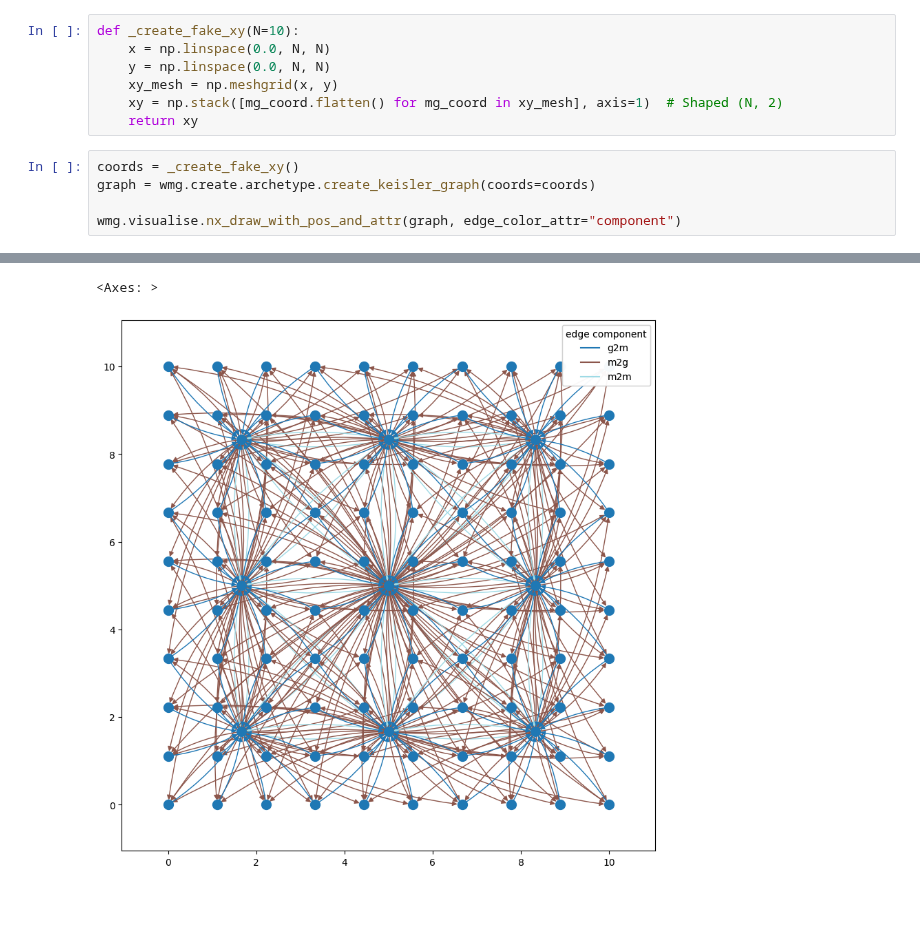
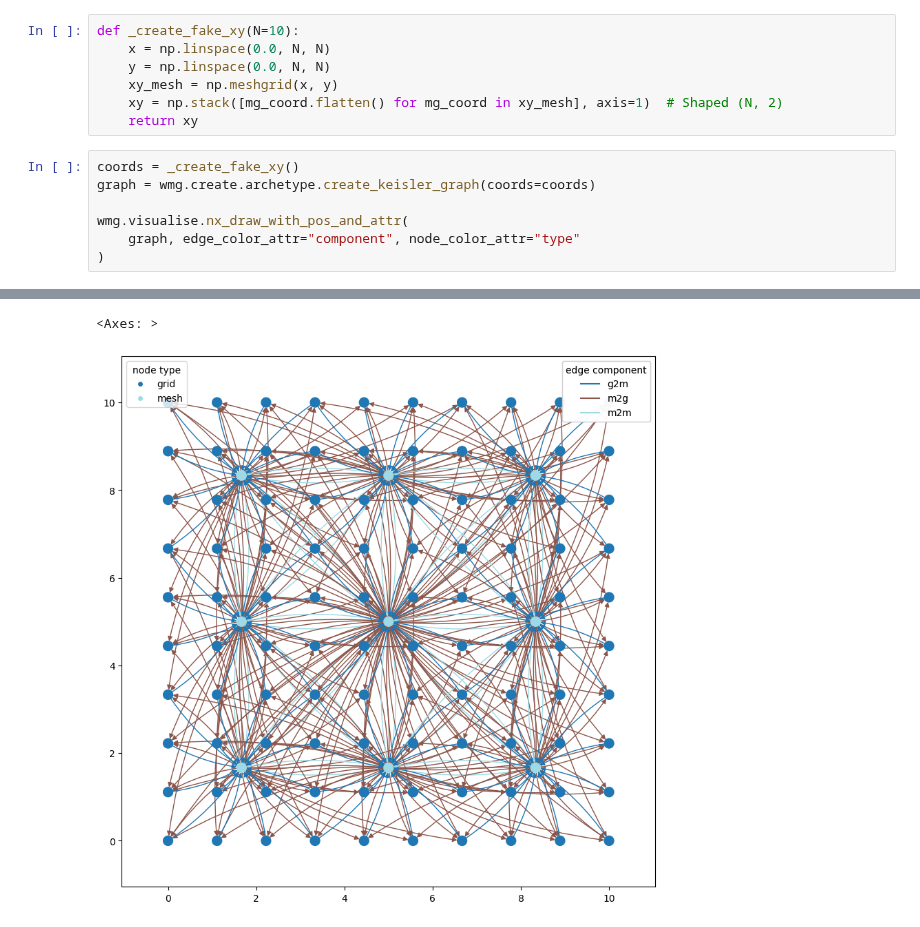
Before and after one commit to mllam/weather-model-graphs, a Jupyter notebook: docs/xr_datatree_format.ipynb, the cells around one changed output, grey strips where cells are left out. Cells and saved outputs as stored; diff of their text form.

```diff
--- a/docs/xr_datatree_format.ipynb
+++ b/docs/xr_datatree_format.ipynb
@@ -12,5 +12,7 @@ def _create_fake_xy(N=10):
 coords = _create_fake_xy()
 graph = wmg.create.archetype.create_keisler_graph(coords=coords)
 
-wmg.visualise.nx_draw_with_pos_and_attr(graph, edge_color_attr="component")
+wmg.visualise.nx_draw_with_pos_and_attr(
+    graph, edge_color_attr="component", node_color_attr="type"
+)
 # %% [output]
@@ -18,3 +20,3 @@ wmg.visualise.nx_draw_with_pos_and_attr(graph, edge_color_attr="component")
 <Axes: >
-[figure, old version]
+[figure, new version]
 # %%
```
Also changed, not shown: parts of 5 cells of this notebook, 4 other files.
